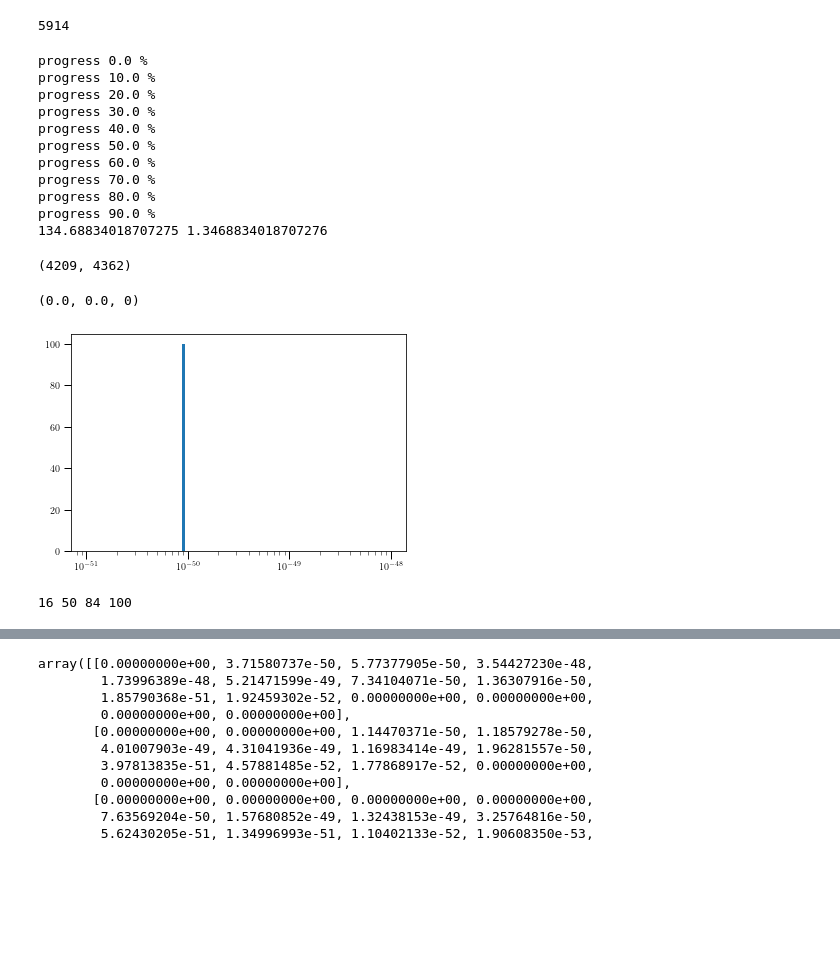
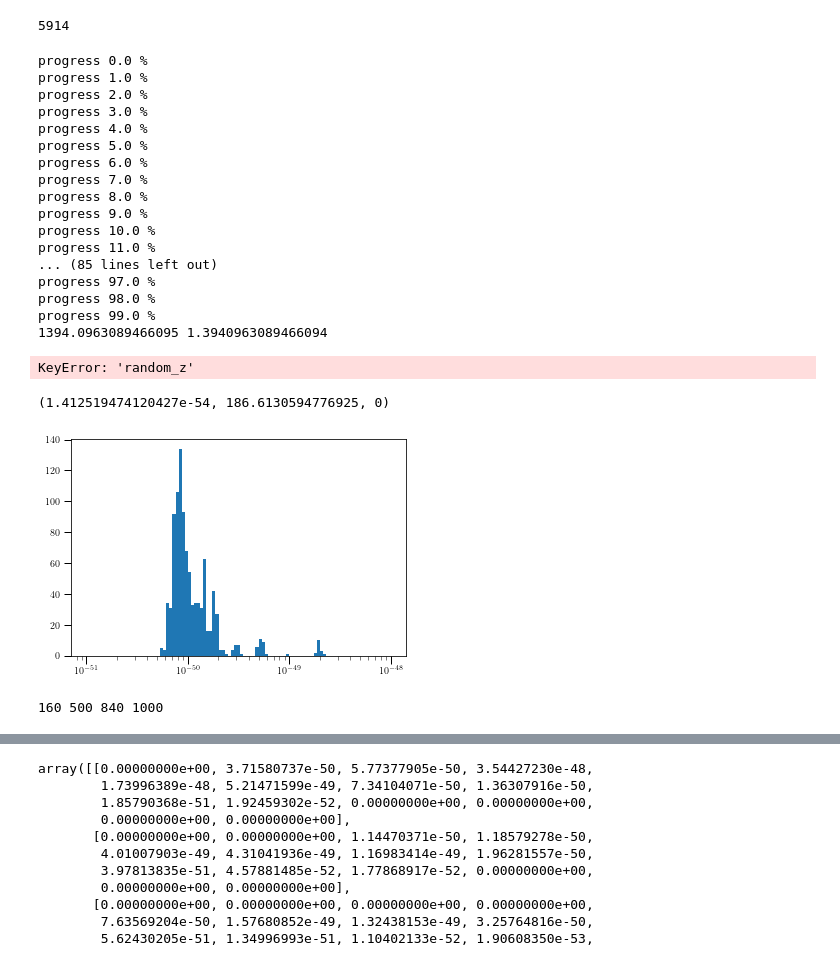
Before and after one commit to runburg/agn_lf, a Jupyter notebook: notebooks/lf_montecarlo_ir.ipynb, the cells around one changed output, grey strips where cells are left out. Saved outputs shown, nothing was run; the diff lists cells and outputs as text; code cells hidden in the pictures; blank space fills up the shorter version.

```diff
--- a/notebooks/lf_montecarlo_ir.ipynb
+++ b/notebooks/lf_montecarlo_ir.ipynb
@@ -65,7 +65,7 @@ bolo_corr = 1
 # bolo_corr = 8
 # ct_lacy['random_z'] = 0#ct_lacy['z1_median']
 
-N = 100
+N = 1000
 # %%
 import time
 start_time = time.time()
@@ -77,26 +77,26 @@ for i in range(N):
         print('progress', round(i/N * 100, 2), '%')
 
     randomz = np.zeros(len(ct_lacy))
-#     ### use zphot - zspec to estimate uncertainty on z
-#     for j in np.arange(len(z_bins) - 1):
-#         inbin = (ct_lacy['z1_median'][goodzs] >= z_bins[j]) & (ct_lacy['z1_median'][goodzs] < z_bins[j+1])
-#         histo, bin_edges = np.histogram(difs[inbin], bins=200)
+    ### use zphot - zspec to estimate uncertainty on z
+    for j in np.arange(len(z_bins) - 1):
+        inbin = (ct_lacy['z1_median'][goodzs] >= z_bins[j]) & (ct_lacy['z1_median'][goodzs] < z_bins[j+1])
+        histo, bin_edges = np.histogram(difs[inbin], bins=200)
 
-#         photoz_inbin = (ct_lacy['z1_median'] >= z_bins[j]) & (ct_lacy['z1_median'] < z_bins[j+1])
-#         randomz[photoz_inbin] = ct_lacy['z1_median'][photoz_inbin] - np.random.choice((bin_edges[:-1]), size=np.sum(photoz_inbin), p=histo/np.sum(histo))
+        photoz_inbin = (ct_lacy['z1_median'] >= z_bins[j]) & (ct_lacy['z1_median'] < z_bins[j+1])
+        randomz[photoz_inbin] = ct_lacy['z1_median'][photoz_inbin] - np.random.choice((bin_edges[:-1]), size=np.sum(photoz_inbin), p=histo/np.sum(histo))
 
-#         while np.any(randomz < 0):
-#             indices = randomz < 0
-#             randomz[indices] = ct_lacy['z1_median'][indices] - np.random.choice((bin_edges[:-1]), size=np.sum(indices), p=histo/np.sum(histo))
-# #         ct_lacy['random_z'][photoz_inbin] = ct_lacy['z1_median'][photoz_inbin]
+        while np.any(randomz < 0):
+            indices = randomz < 0
+            randomz[indices] = ct_lacy['z1_median'][indices] - np.random.choice((bin_edges[:-1]), size=np.sum(indices), p=histo/np.sum(histo))
+#         ct_lacy['random_z'][photoz_inbin] = ct_lacy['z1_median'][photoz_inbin]
 
-#     ct_lacy['random_z'] = randomz
-#     z = np.array([row['zspec'] if row['zspec'] > 0 else row['random_z'] for row in ct_lacy])
-#     ###
+    ct_lacy['random_z'] = randomz
+    z = np.array([row['zspec'] if row['zspec'] > 0 else row['random_z'] for row in ct_lacy])
+    ###
 
 #     z = np.array([row['zspec'] if row['zspec'] > 0 else np.random.normal(row['z1_median'], (row['z1_max'] - row['z1_min'])/2) for row in ct_lacy])
-    z = np.array([row['zspec'] if row['zspec'] > 0 else row['z1_median'] for row in ct_lacy])
-    z[z < 0] = 0
+#     z = np.array([row['zspec'] if row['zspec'] > 0 else row['z1_median'] for row in ct_lacy])
+#     z[z < 0] = 0
 
     l = 4 * np.pi * cosmo.luminosity_distance(z).to(u.cm).value**2 * ct_lacy[flux58].data * unit_conversion * (1 + z)**(-1 + spectral_index) * bolo_corr
 
@@ -128,32 +128,38 @@ for i in range(N):
 print(total_time := time.time() - start_time, total_time/N)
 # %% [output]
 progress 0.0 %
+progress 1.0 %
+progress 2.0 %
+progress 3.0 %
+progress 4.0 %
+progress 5.0 %
+progress 6.0 %
+progress 7.0 %
+progress 8.0 %
+progress 9.0 %
 progress 10.0 %
-progress 20.0 %
-progress 30.0 %
-progress 40.0 %
-progress 50.0 %
-progress 60.0 %
-progress 70.0 %
-progress 80.0 %
-progress 90.0 %
-134.68834018707275 1.3468834018707276
+progress 11.0 %
+... (85 lines left out)
+progress 97.0 %
+progress 98.0 %
+progress 99.0 %
+1394.0963089466095 1.3940963089466094
 # %%
 np.sum(ct_lacy['random_z'][good_redshift_and_l_selected] > 0), np.sum(ct_lacy['z1_median'][good_redshift_and_l_selected] > 0)
 # %% [output]
-(4209, 4362)
+KeyError: 'random_z'
 # %%
 lf_mean = np.mean(lf_chain, axis=0)
 lf_mean_err = np.std(lf_chain, axis=0)
 # print(lf_mean_err*np.log(10)*(l_bins[1:]-l_bins[:-1])/2)
 plt.hist(lf_chain[:, 3, 8], bins=np.logspace(-51, -48, num=100))
 ax = plt.gca()
 ax.set_xscale('log')
 bin_centers = (l_bins[1:]+l_bins[:-1])/2
-min(lf_chain[:, 5, -1]), lf_mean[5, -1]*bin_centers[-1]*np.log(10), np.sum(np.isnan(lf_chain))
+min(lf_chain[:, 8, -1]), lf_mean[8, -1]*bin_centers[-1]*np.log(10), np.sum(np.isnan(lf_chain))
 # %% [output]
-(0.0, 0.0, 0)
+(1.412519474120427e-54, 186.6130594776925, 0)
-[figure, old version]
+[figure, new version]
 # %%
 sorted_lf = np.sort(lf_chain, axis=0)
 # probs = np.cumsum(sorted_lf, axis=0)
@@ -175,7 +181,7 @@ for i in range(sh[1]):
         med_errs[i, 1, j] = sorted_lf[:, i, j][high_id]
         med_errs[i, 0, j] = sorted_lf[:, i, j][low_id]
 # %% [output]
-16 50 84 100
+160 500 840 1000
 # %%
 plot_files = ['./output/lf_xray_montecarlo.npz']
 plot_files = []
```
Also changed, not shown: parts of 1 cell of this notebook, 5 other files.
